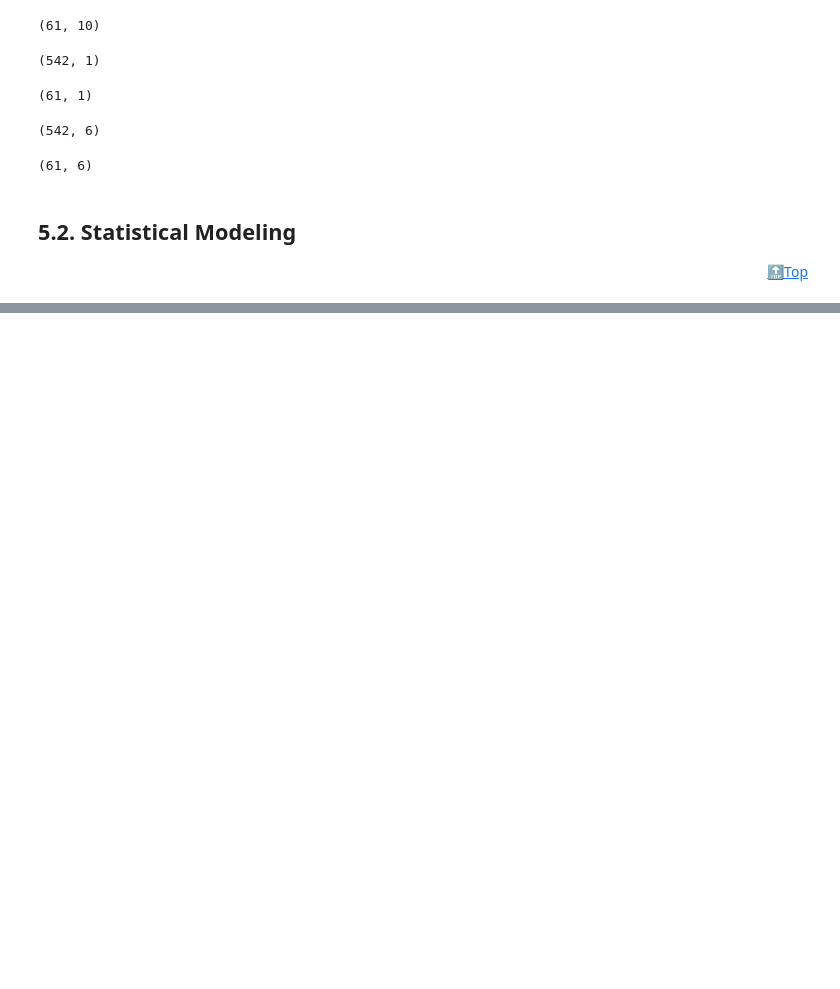
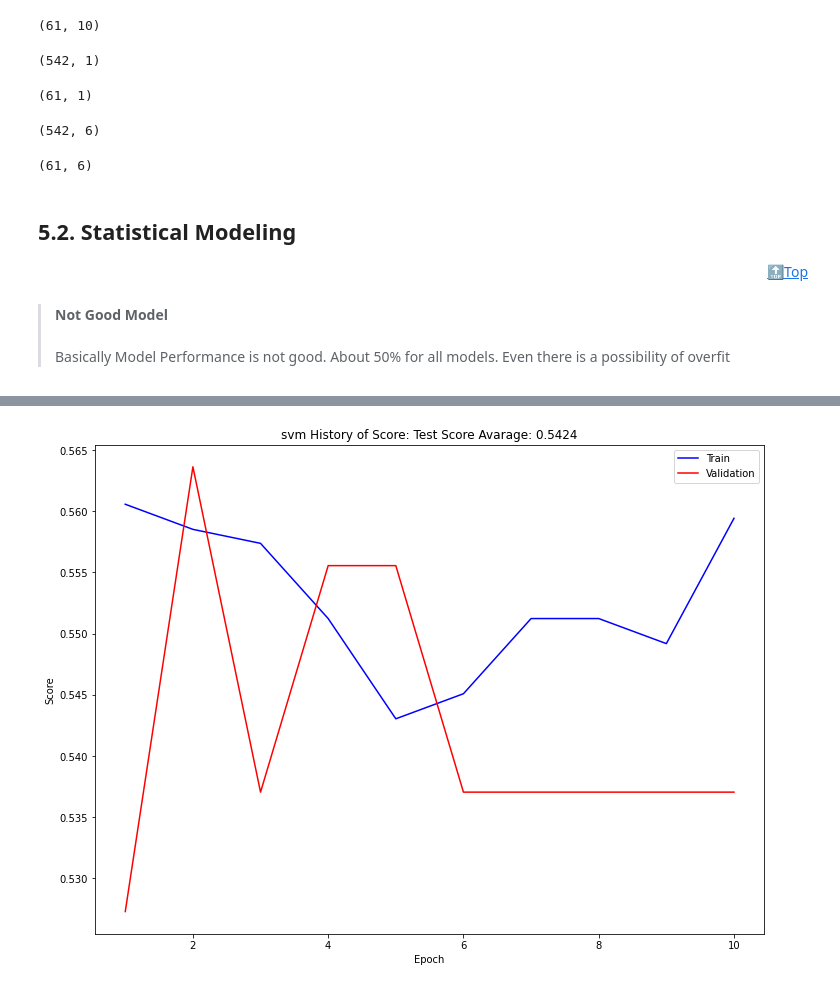
Before and after one commit to dhsong95/Kaggle-Data-Analysis, a Jupyter notebook: Top Spotify Songs from 2010 2019 by Year/Spotify Genre Classification.ipynb, the cells around one changed output, grey strips where cells are left out. Cells and saved outputs as stored; diff of their text form; code cells hidden in the pictures; blank space fills up the shorter version.

```diff
--- a/Top Spotify Songs from 2010 2019 by Year/Spotify Genre Classification.ipynb
+++ b/Top Spotify Songs from 2010 2019 by Year/Spotify Genre Classification.ipynb
@@ -415,8 +427,32 @@ test_labels_onehot.shape
 # %% [markdown]
 ## 5.2. Statistical Modeling <a id="5.2"></a>
 <p style="text-align: right;"><a href="#top">🔝Top</a></p>
+# %% [markdown]
+> **Not Good Model**<br><br>
+> Basically Model Performance is not good. About 50% for all models. Even there is a possibility of overfit
+# %%
+def plot_metrics(scores, model):
+    epochs = range(1, len(scores['train_score']) + 1)
+
+    plt.figure(figsize=(12, 9))
+
+    plt.plot(epochs, scores['train_score'], 'b', label='Train')
+    plt.plot(epochs, scores['test_score'], 'r', label='Validation')
+
+    plt.legend()
+
+    plt.title('{:} History of Score: Test Score Avarage: {:.4f}'.format(model, np.mean(scores['test_score'])))
+    plt.xlabel('Epoch')
+    plt.ylabel('Score')
+
+    plt.show()
 # %%
 def svm(features, labels):
     model = SVC(random_state=2020)
     scores = cross_validate(model, features, labels, cv=10, verbose=1, return_train_score=True)
     return model, scores
+# %%
+train_labels_1d = np.reshape(train_labels, (-1))
+svm_model, svm_scores = svm(train_features, train_labels_1d)
+plot_metrics(svm_scores, 'svm')
+# %% [output]
@@ -422,0 +461 @@ def svm(features, labels):
+[figure, added]
```
Also changed, not shown: parts of 41 cells of this notebook.
